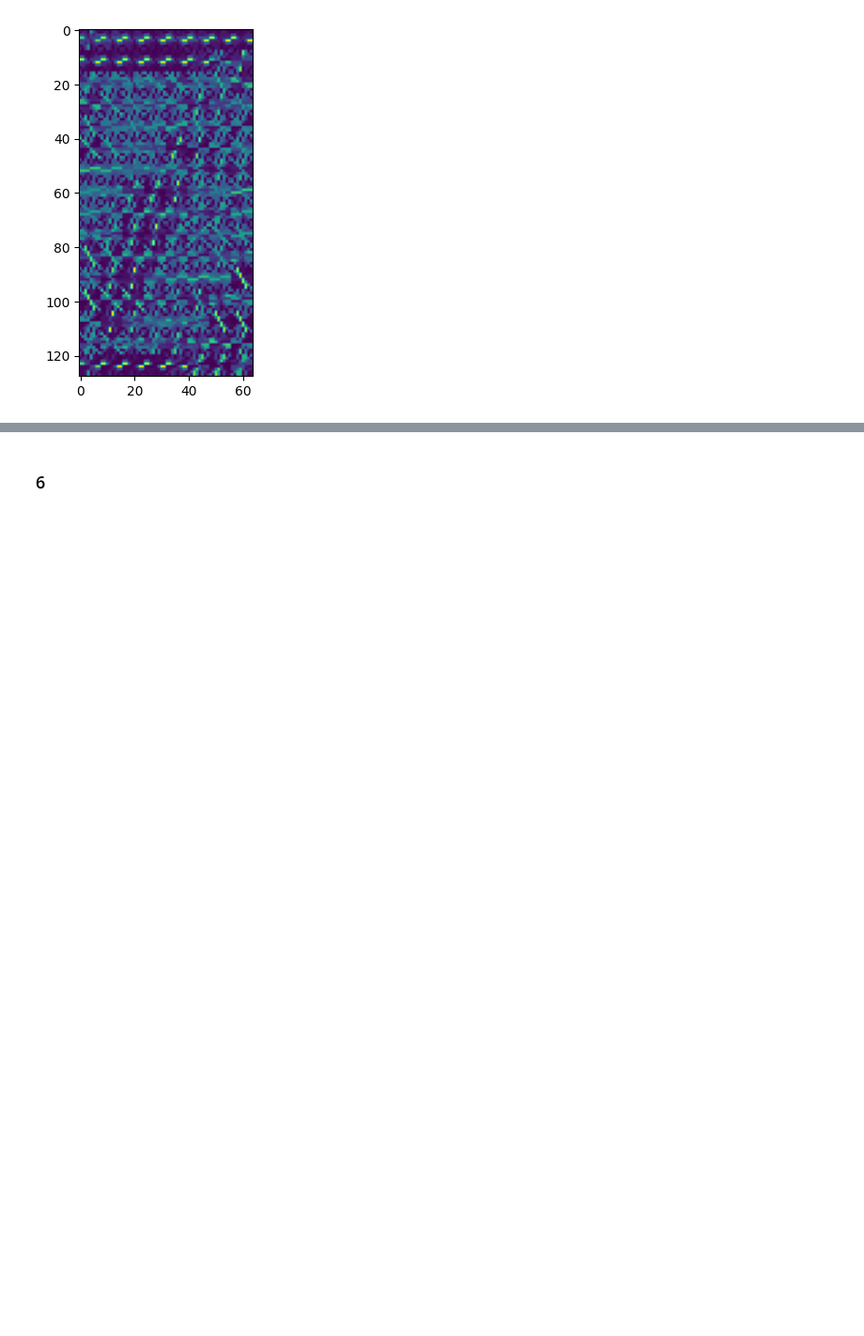
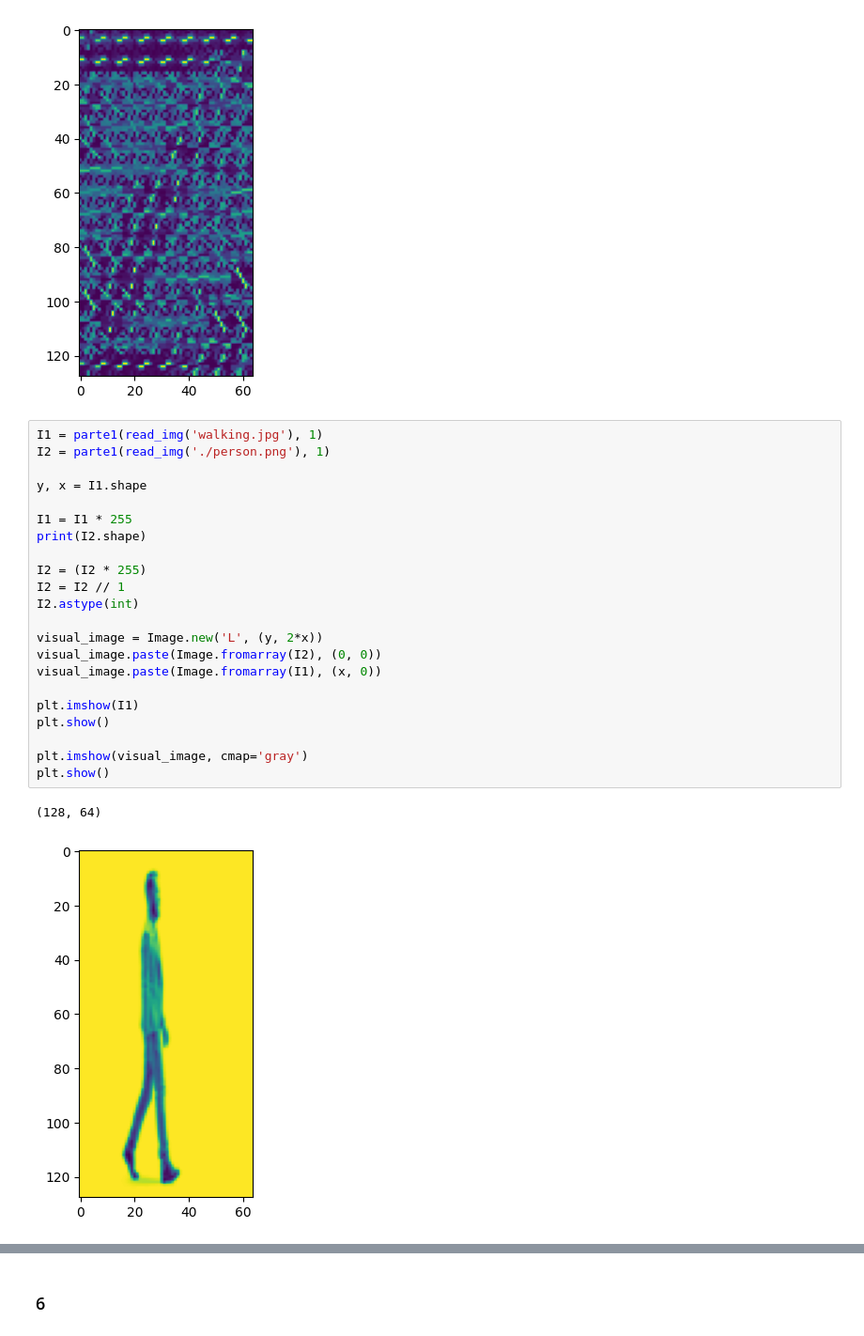
Before and after one commit to Diego-CB/Lab2-VC, a Jupyter notebook: Lab02.ipynb, the cells around one changed output, grey strips where cells are left out. Shown: that part at 94% size. Saved outputs shown, nothing was run; the diff lists cells and outputs as text; blank space fills up the shorter version.

```diff
--- a/Lab02.ipynb
+++ b/Lab02.ipynb
@@ -358,3 +286,28 @@ def completePiPeline(filepath, k, block_size, n):
 completePiPeline('./person.png', 1, 8, 9)
 # %% [output]
 [figure]
+# %%
+I1 = parte1(read_img('walking.jpg'), 1)
+I2 = parte1(read_img('./person.png'), 1)
+
+y, x = I1.shape
+
+I1 = I1 * 255
+print(I2.shape)
+
+I2 = (I2 * 255)
+I2 = I2 // 1
+I2.astype(int)
+
+visual_image = Image.new('L', (y, 2*x))
+visual_image.paste(Image.fromarray(I2), (0, 0))
+visual_image.paste(Image.fromarray(I1), (x, 0))
+
+plt.imshow(I1)
+plt.show()
+
+plt.imshow(visual_image, cmap='gray')
+plt.show()
+# %% [output]
+(128, 64)
+[figure, added]
```
Also changed, not shown: parts of 5 cells of this notebook.
